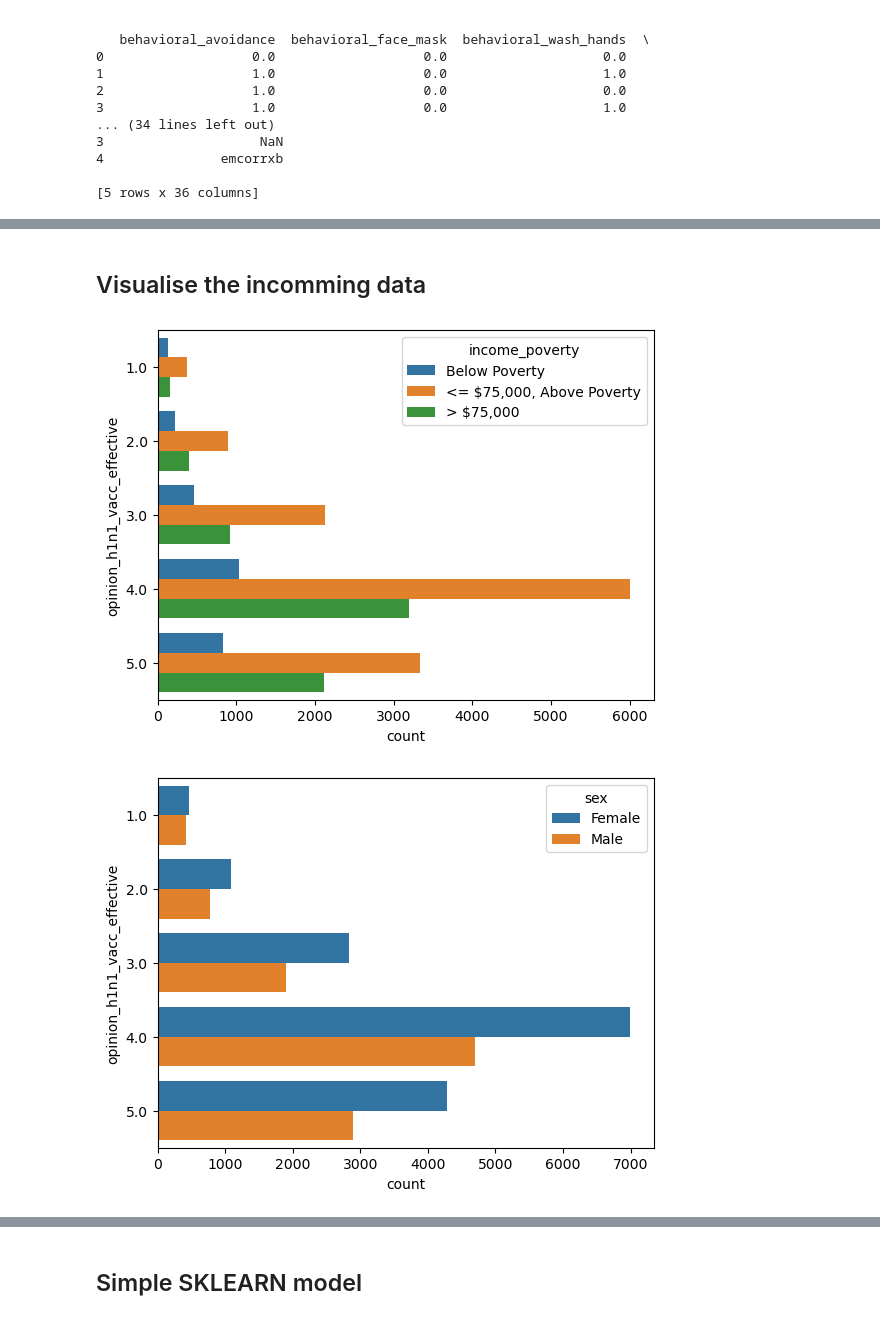
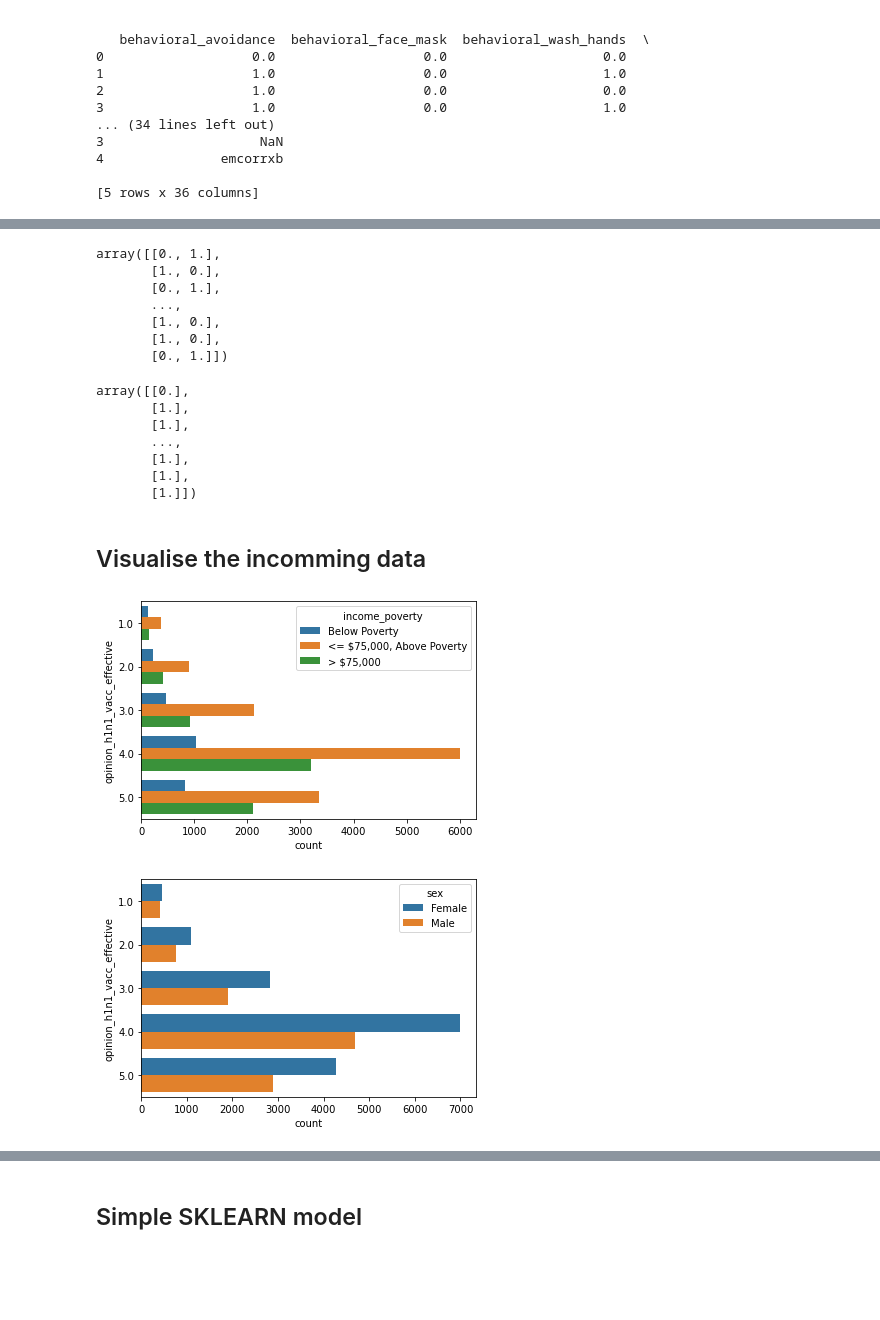
Before and after one commit to T-Stankowski/H1N1_predict, a Jupyter notebook: h1n1_predict.ipynb, the cells around one changed output, grey strips where cells are left out. Saved outputs shown, nothing was run; the diff lists cells and outputs as text; code cells hidden in the pictures; blank space fills up the shorter version.

Commit message:
Third Commit: Adding preprocessing for selected categorical variables

```diff
--- a/h1n1_predict.ipynb
+++ b/h1n1_predict.ipynb
@@ -22,12 +22,12 @@ import tensorflow
 # %% [markdown]
 ## Data imports
 # %%
-X_train = pd.read_csv('training_set_features.csv')
-y_train = pd.read_csv('training_set_labels.csv')
+X = pd.read_csv('training_set_features.csv')
+Y = pd.read_csv('training_set_labels.csv')
 
-X_test = pd.read_csv('test_set_features.csv')
+X_target = pd.read_csv('test_set_features.csv')
 
 
 # merge train data for plotting
-tot_train = pd.merge(left=X_train, right=y_train, how='outer', on='respondent_id')
+tot_train = pd.merge(left=X, right=Y, how='outer', on='respondent_id')
 # %%
@@ -73,19 +106,60 @@ print(X_train.head(5))
+# %%
+# drop all the NaNs for the initial trials
+
+X1 = X.dropna()
+
+# convert categorical data to dummies and ordinals
+# https://towardsdatascience.com/guide-to-encoding-categorical-features-using-scikit-learn-for-machine-learning-5048997a5c79
+
+ohe = sklearn.preprocessing.OneHotEncoder(sparse = False)
+
+ohe.fit_transform(X1[['sex']])
+# %% [output]
+array([[0., 1.],
+       [1., 0.],
+       [0., 1.],
+       ...,
+       [1., 0.],
+       [1., 0.],
+       [0., 1.]])
+# %%
+# Unique values in the parental level of education column
+
+list(X1['income_poverty'].unique())
+
+
+income_categories = ['Below Poverty', '<= $75,000, Above Poverty', '> $75,000']
+
+# Instantiate ordinal encoder
+oe = sklearn.preprocessing.OrdinalEncoder(categories = [income_categories])
+
+# # Apply ordinal encoder to parental level of education column
+
+oe.fit_transform(X1[['income_poverty']])
+# %% [output]
+array([[0.],
+       [1.],
+       [1.],
+       ...,
+       [1.],
+       [1.],
+       [1.]])
 # %% [markdown]
 ## Visualise the incomming data
 # %%
-# bplot = sns.boxplot(y=X_train['opinion_h1n1_vacc_effective'], x=X_train['employment_industry'],
+# bplot = sns.boxplot(y=X['opinion_h1n1_vacc_effective'], x=X['employment_industry'],
 #                  width=0.5,
 #                  palette="colorblind")
 
-# bplot = sns.violinplot(x='income_poverty', y=y_train['h1n1_vaccine'], hue='sex', groupby='opinion_h1n1_vacc_effective', data = X_train)
-bplot = sns.countplot(y=X_train['opinion_h1n1_vacc_effective'], hue=X_train['income_poverty'])
+# bplot = sns.violinplot(x='income_poverty', y=Y['h1n1_vaccine'], hue='sex', groupby='opinion_h1n1_vacc_effective', data = X)
+bplot = sns.countplot(y=X['opinion_h1n1_vacc_effective'], hue=X['income_poverty'])
 plt.show()
 
-bplot2 = sns.countplot(y=X_train['opinion_h1n1_vacc_effective'], hue=X_train['sex'])
+bplot2 = sns.countplot(y=X['opinion_h1n1_vacc_effective'], hue=X['sex'])
 plt.show()
 
-bplot3 = sns.countplot(y=X_train['income_poverty'], hue=X_train['sex'])
+bplot3 = sns.countplot(y=X['income_poverty'], hue=X['sex'])
 plt.show()
 # %% [output]
-[figure, old version]
+[figure, new version]
-[figure, old version]
+[figure, new version]
```
Also changed, not shown: parts of 8 cells of this notebook.
